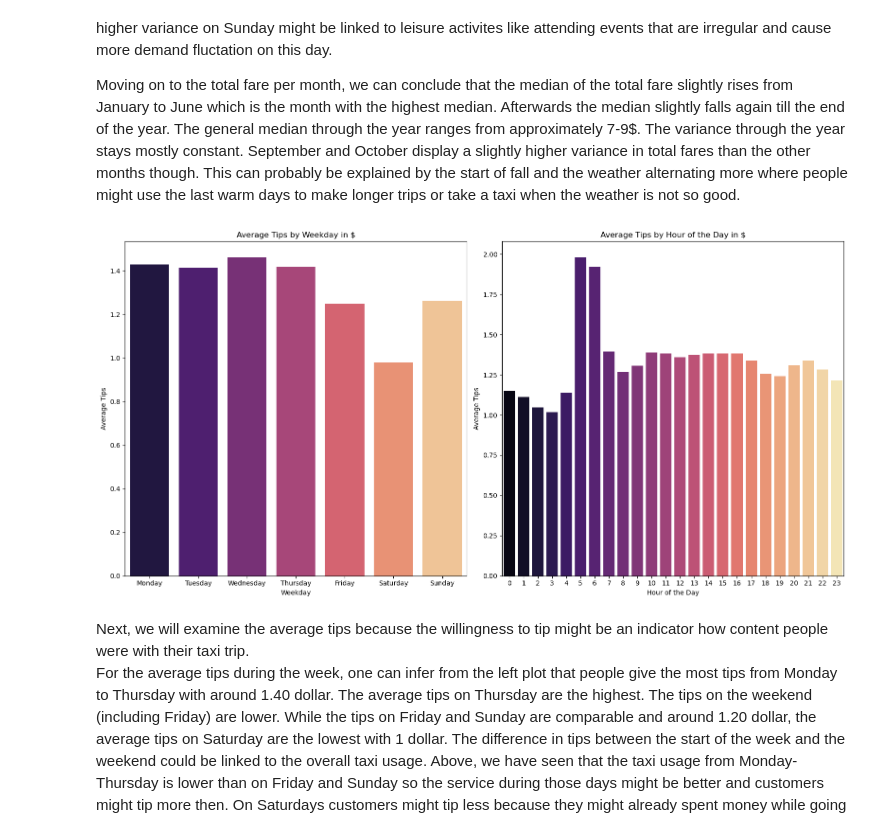
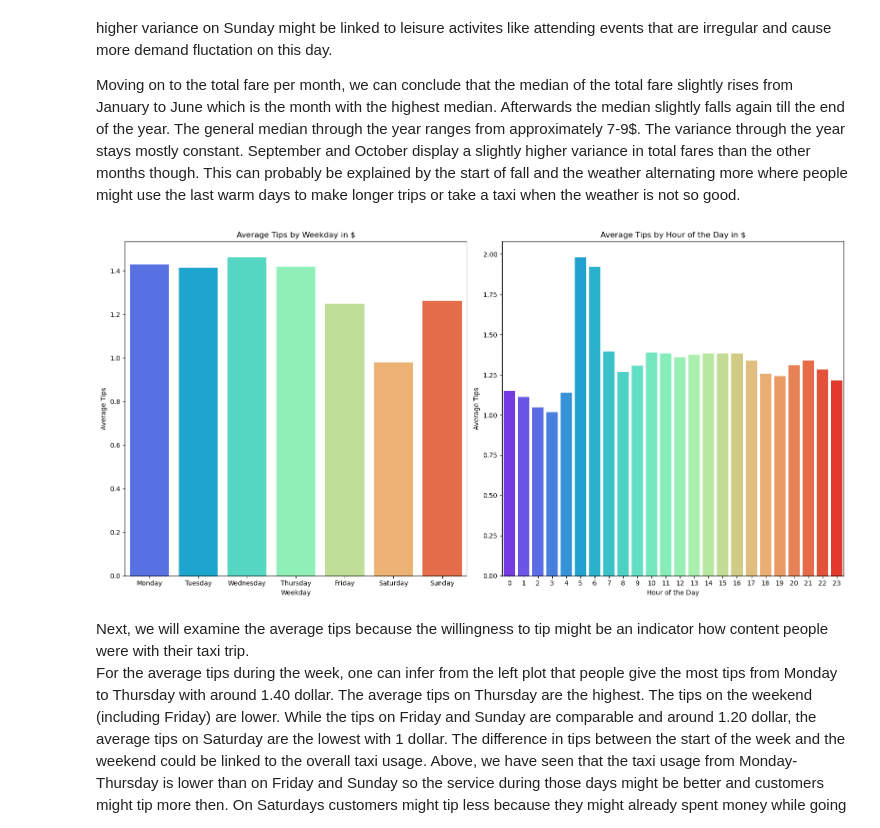
Before and after one commit to Jerematix/aaa, a Jupyter notebook: notebooks/2_descriptive_analysis/02_temporal_demand_patterns_and_price_analysis.ipynb, the cells around one changed output. Drawn from its saved outputs; the diff is of its cells as text; code cells hidden in the pictures.

```diff
--- a/notebooks/2_descriptive_analysis/02_temporal_demand_patterns_and_price_analysis.ipynb
+++ b/notebooks/2_descriptive_analysis/02_temporal_demand_patterns_and_price_analysis.ipynb
@@ -238,29 +239,29 @@ Moving on to the total fare per month, we can conclude that the median of the to
 # %%
 plt.figure(figsize=(16, 8))
 # Group by hour and calculate the average of tips for each hour
 tips_by_hour = trips_df.groupby('hour_end')['tips'].mean().reset_index()
 
 plt.subplot(1, 2, 2)
-sns.barplot(x='hour_end', y='tips', palette="magma", data=tips_by_hour)
+sns.barplot(x='hour_end', y='tips', palette="rainbow", data=tips_by_hour)
 plt.xlabel('Hour of the Day')
 plt.ylabel('Average Tips')
 plt.title('Average Tips by Hour of the Day in $')
 
 # Group by weekday and calculate the average of tips for each weekday
 tips_by_weekday = trips_df.groupby('dayofweek_end')['tips'].mean().reset_index()
 
 # Create a bar plot for average tips by weekday
 plt.subplot(1, 2, 1)
-sns.barplot(x='dayofweek_end', y='tips', palette="magma", data=tips_by_weekday)
+sns.barplot(x='dayofweek_end', y='tips', palette="rainbow", data=tips_by_weekday)
 plt.xticks(range(7), ['Monday', 'Tuesday', 'Wednesday', 'Thursday', 'Friday', 'Saturday', 'Sunday'])
 plt.xlabel('Weekday')
 plt.ylabel('Average Tips')
 plt.title('Average Tips by Weekday in $')
 
 plt.tight_layout()
 plt.show()
 # %% [output]
-[figure, old version]
+[figure, new version]
 # %% [markdown]
 Next, we will examine the average tips because the willingness to tip might be an indicator how content people were with their taxi trip. <br>
 For the average tips during the week, one can infer from the left plot that people give the most tips from Monday to Thursday with around 1.40 dollar. The average tips on Thursday are the highest. The tips on the weekend (including Friday) are lower. While the tips on Friday and Sunday are comparable and around 1.20 dollar, the average tips on Saturday are the lowest with 1 dollar. The difference in tips between the start of the week and the weekend could be linked to the overall taxi usage. Above, we have seen that the taxi usage from Monday-Thursday is lower than on Friday and Sunday so the service during those days might be better and customers might tip more then. On Saturdays customers might tip less because they might already spent money while going out and thus have less of a budget for additional spendings. <br>
```
Also changed, not shown: parts of 8 cells of this notebook.
